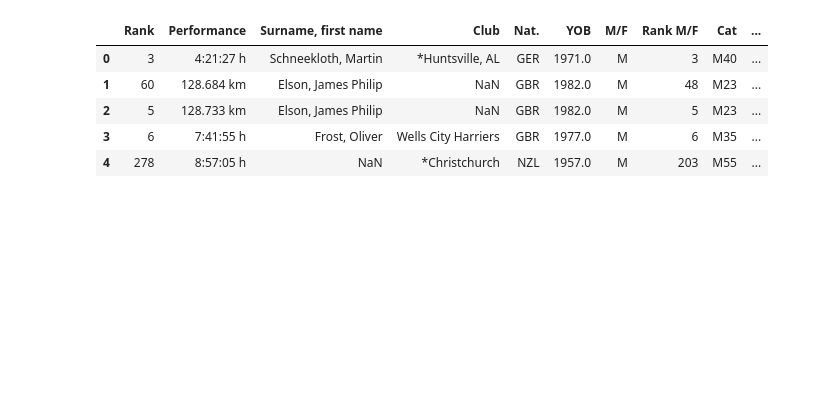
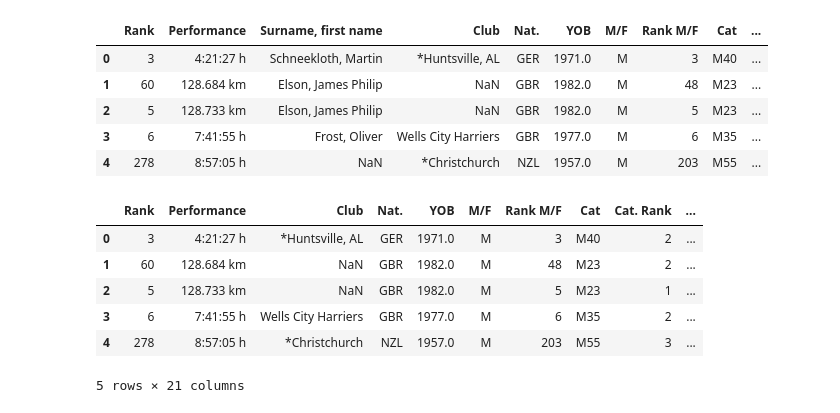
Before and after one commit to Dusoye/BobGraham, a Jupyter notebook: bobgraham.ipynb, the cells around one changed output. Saved outputs shown, nothing was run; the diff lists cells and outputs as text; code cells hidden in the pictures; blank space fills up the shorter version.

Commit message:
data cleaning

```diff
--- a/bobgraham.ipynb
+++ b/bobgraham.ipynb
@@ -285,5 +301,5 @@ https://statistik.d-u-v.org/getresultperson.php?runner=980130
 # %%
-df = pd.read_csv("./all_events_data_2015.csv")
+df = pd.read_csv("./data/all_events_data_2015.csv")
 df.head()
 # %% [output]
 |  | Rank | Performance | Surname, first name | Club | Nat. | YOB | M/F | Rank M/F | Cat | ... |
@@ -294,0 +391,13 @@ df.head()
+# %%
+df = clean_data(df)
+df = split_distance_column(df)
+df = parse_performance(df)
+df.head()
+# %% [output]
+|  | Rank | Performance | Club | Nat. | YOB | M/F | Rank M/F | Cat | Cat. Rank | ... |
+| 0 | 3 | 4:21:27 h | *Huntsville, AL | GER | 1971.0 | M | 3 | M40 | 2 | ... |
+| 1 | 60 | 128.684 km | NaN | GBR | 1982.0 | M | 48 | M23 | 2 | ... |
+| 2 | 5 | 128.733 km | NaN | GBR | 1982.0 | M | 5 | M23 | 1 | ... |
+| 3 | 6 | 7:41:55 h | Wells City Harriers | GBR | 1977.0 | M | 6 | M35 | 2 | ... |
+| 4 | 278 | 8:57:05 h | *Christchurch | NZL | 1957.0 | M | 203 | M55 | 3 | ... |
+5 rows × 21 columns
```
Also changed, not shown: parts of 9 cells of this notebook, 3 other files.
